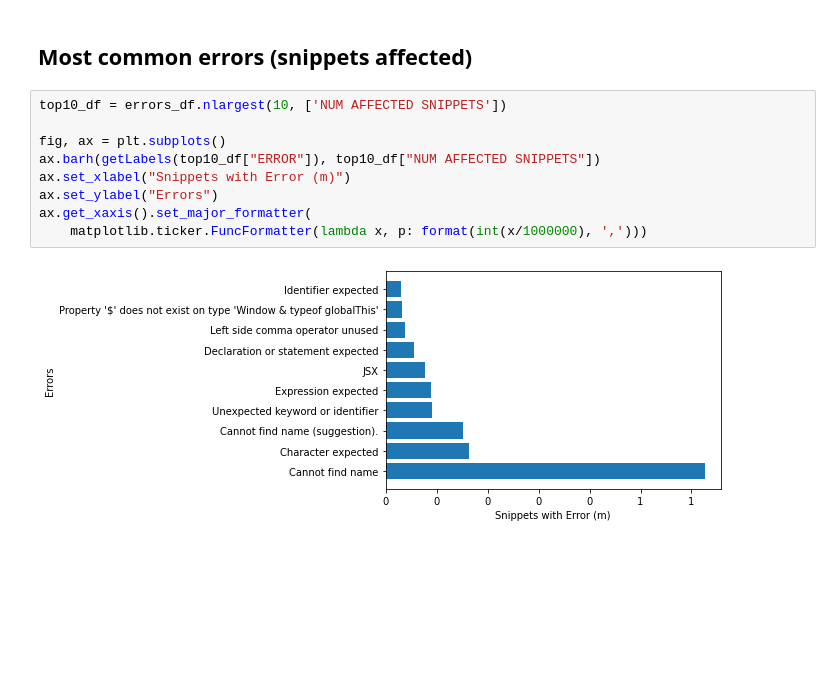
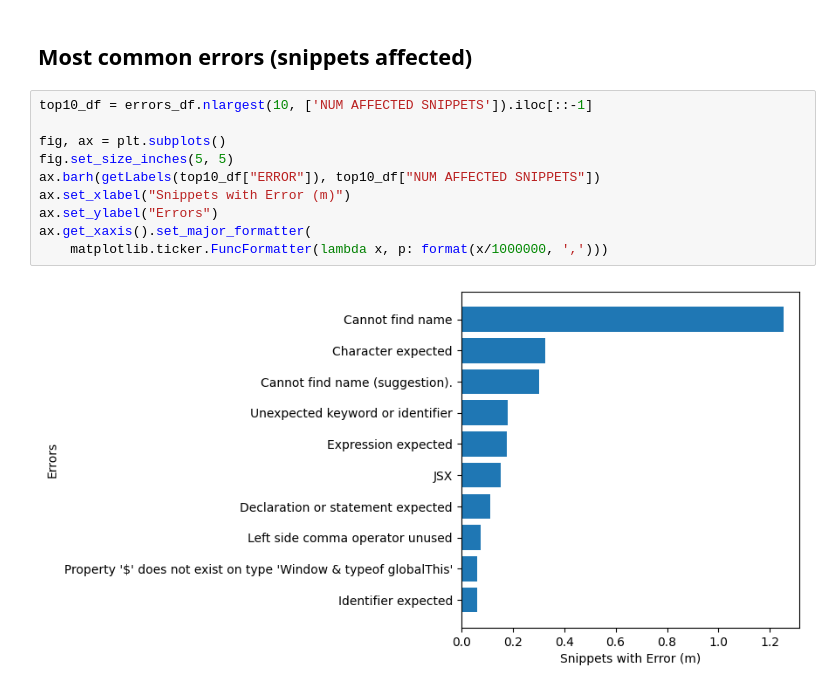
Before and after one commit to Brittany-Reid/node_code_correction, a Jupyter notebook: analysis/analysis.ipynb, the cells around one changed output. Drawn from its saved outputs; the diff is of its cells as text; blank space fills up the shorter version.

```diff
--- a/analysis/analysis.ipynb
+++ b/analysis/analysis.ipynb
@@ -93,13 +113,14 @@ ax.get_xaxis().set_major_formatter(
 # %% [markdown]
 ## Most common errors (snippets affected)
 # %%
-top10_df = errors_df.nlargest(10, ['NUM AFFECTED SNIPPETS'])
+top10_df = errors_df.nlargest(10, ['NUM AFFECTED SNIPPETS']).iloc[::-1]
 
 fig, ax = plt.subplots()
+fig.set_size_inches(5, 5)
 ax.barh(getLabels(top10_df["ERROR"]), top10_df["NUM AFFECTED SNIPPETS"])
 ax.set_xlabel("Snippets with Error (m)")
 ax.set_ylabel("Errors")
 ax.get_xaxis().set_major_formatter(
-    matplotlib.ticker.FuncFormatter(lambda x, p: format(int(x/1000000), ',')))
+    matplotlib.ticker.FuncFormatter(lambda x, p: format(x/1000000, ',')))
 # %% [output]
-[figure, old version]
+[figure, new version]
```
Also changed, not shown: parts of 2 cells of this notebook, 1 other file.
